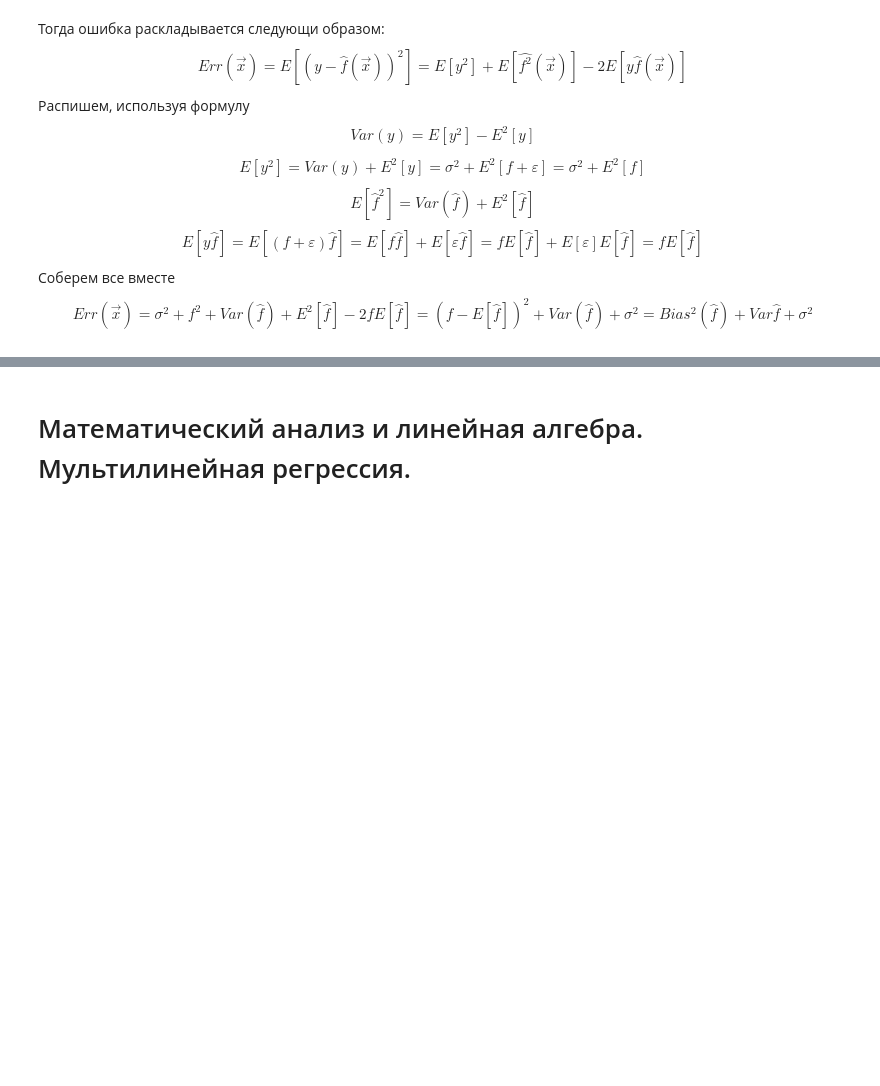
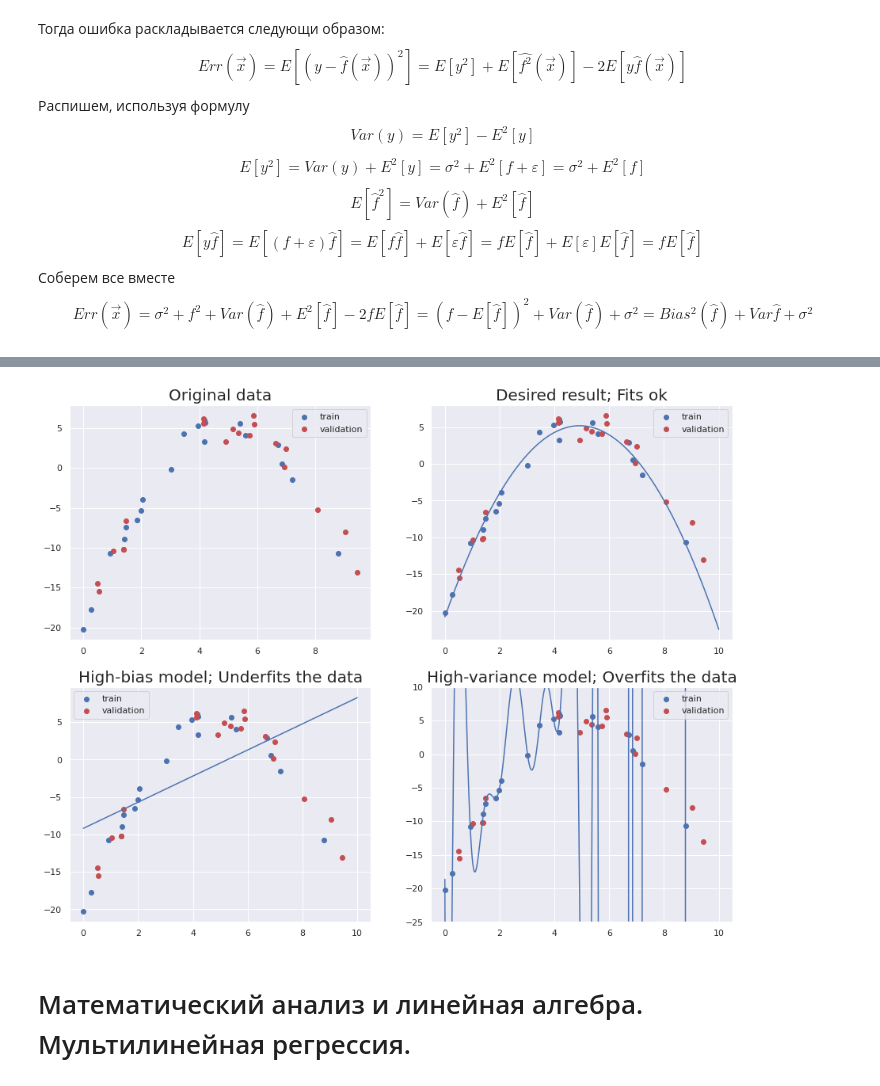
Before and after one commit to RSstrobe/ML_notebooks, a Jupyter notebook: 2022_07_29_Линейные_модели.ipynb, the cells around one changed output, grey strips where cells are left out. Drawn from its saved outputs; the diff is of its cells as text; code cells hidden in the pictures; blank space fills up the shorter version.

```diff
--- a/2022_07_29_Линейные_модели.ipynb
+++ b/2022_07_29_Линейные_модели.ipynb
@@ -1411,3 +1427,62 @@ $$ Err(\vec{x}) = \sigma^2 + f^2 + Var(\hat{f}) + E^2[\hat{f}] - 2fE[\hat{f}] =
+# %%
+#@title Недообучение и переобучение
+import numpy as np
+import matplotlib.pyplot as plt
+import seaborn as sns
+sns.set()
+
+rng = np.random.RandomState(1)
+x = 10 * rng.rand(20)
+y = 5 - (5-x)**2 + rng.randn(20)*1.5
+xv = 10 * rng.rand(20)
+yv = 5 - (5-xv)**2 + rng.randn(20)*1.5
+plt.figure(figsize=(15,12))
+plt.subplot(2, 2, 1)
+plt.title("Original data", fontdict={'size':20})
+plt.scatter(x, y, c='b', label='train');
+plt.scatter(xv, yv, c='r', label='validation');
+plt.legend(loc='best')
+
+
+from sklearn.pipeline import make_pipeline
+from sklearn.linear_model import LinearRegression
+from sklearn.preprocessing import PolynomialFeatures
+
+model = LinearRegression(fit_intercept=True)
+model.fit(x[:, np.newaxis], y)
+xfit = np.linspace(0, 10, 1000)
+yfit = model.predict(xfit[:, np.newaxis])
+
+plt.subplot(2, 2, 3)
+plt.title("High-bias model; Underfits the data", fontdict={'size':20})
+plt.scatter(x, y, c='b', label='train');
+plt.scatter(xv, yv, c='r', label='validation');
+plt.legend(loc='best')
+plt.plot(xfit, yfit);
+
+model = make_pipeline(PolynomialFeatures(2), LinearRegression())
+model.fit(x[:, np.newaxis], y)
+yfit = model.predict(xfit[:, np.newaxis])
+
+plt.subplot(2, 2, 2)
+plt.title("Desired result; Fits ok", fontdict={'size':20})
+plt.scatter(x, y, c='b', label='train');
+plt.scatter(xv, yv, c='r', label='validation');
+plt.legend(loc='best')
+plt.plot(xfit, yfit);
+
+P = np.polyfit(x, y, 50, full=True)
+yfit = np.polyval(P[0], xfit)
+
+plt.subplot(2, 2, 4)
+plt.title("High-variance model; Overfits the data", fontdict={'size':20})
+plt.scatter(x, y, c='b', label='train');
+plt.scatter(xv, yv, c='r', label='validation');
+plt.legend(loc='best')
+plt.ylim(-25, 10)
+plt.plot(xfit, yfit);
+# %% [output]
+[figure, added]
 # %% [markdown]
 # Математический анализ и линейная алгебра. Мультилинейная регрессия.
 # %% [markdown]
```
Also changed, not shown: parts of 7 cells of this notebook.
